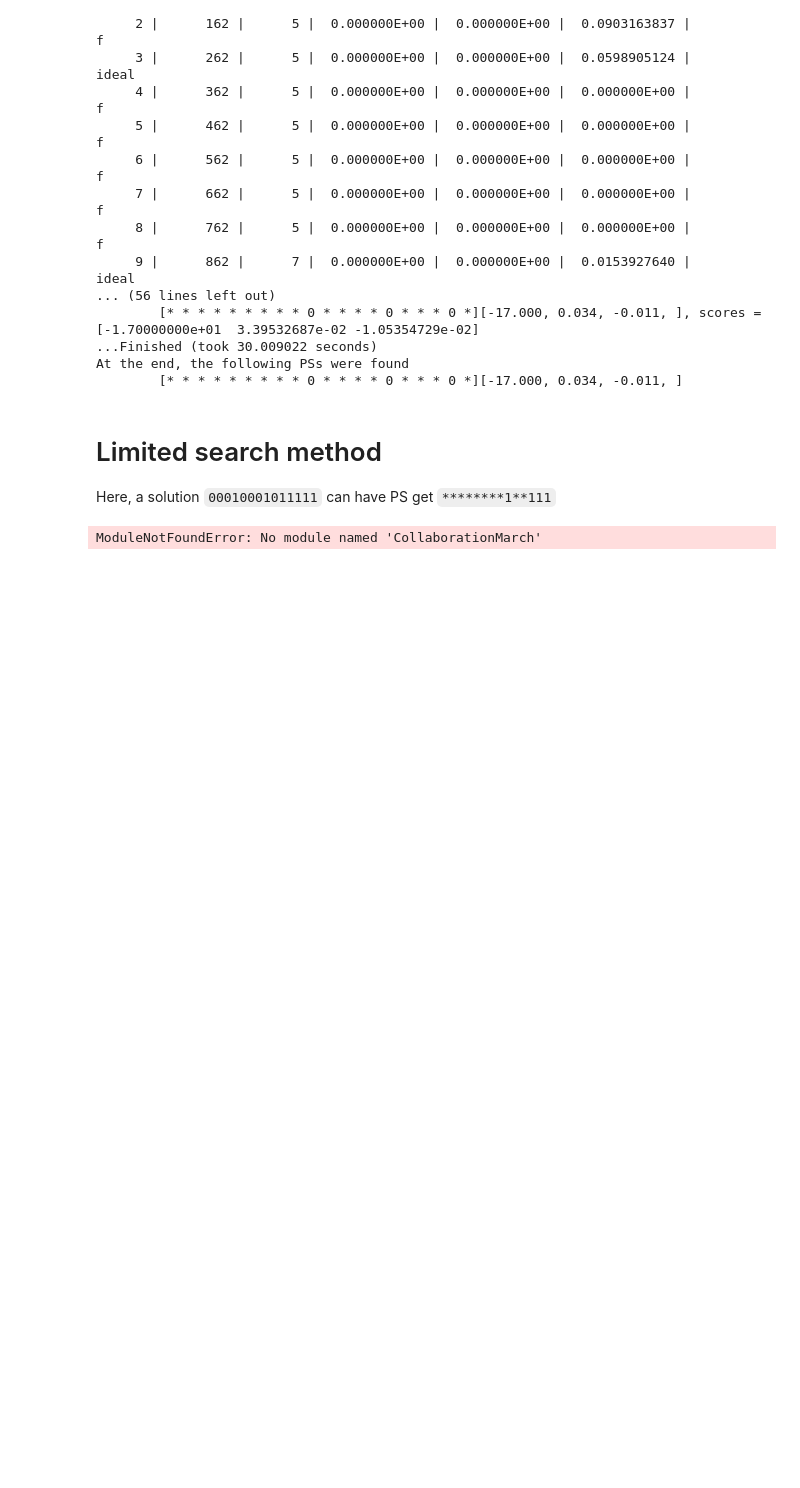
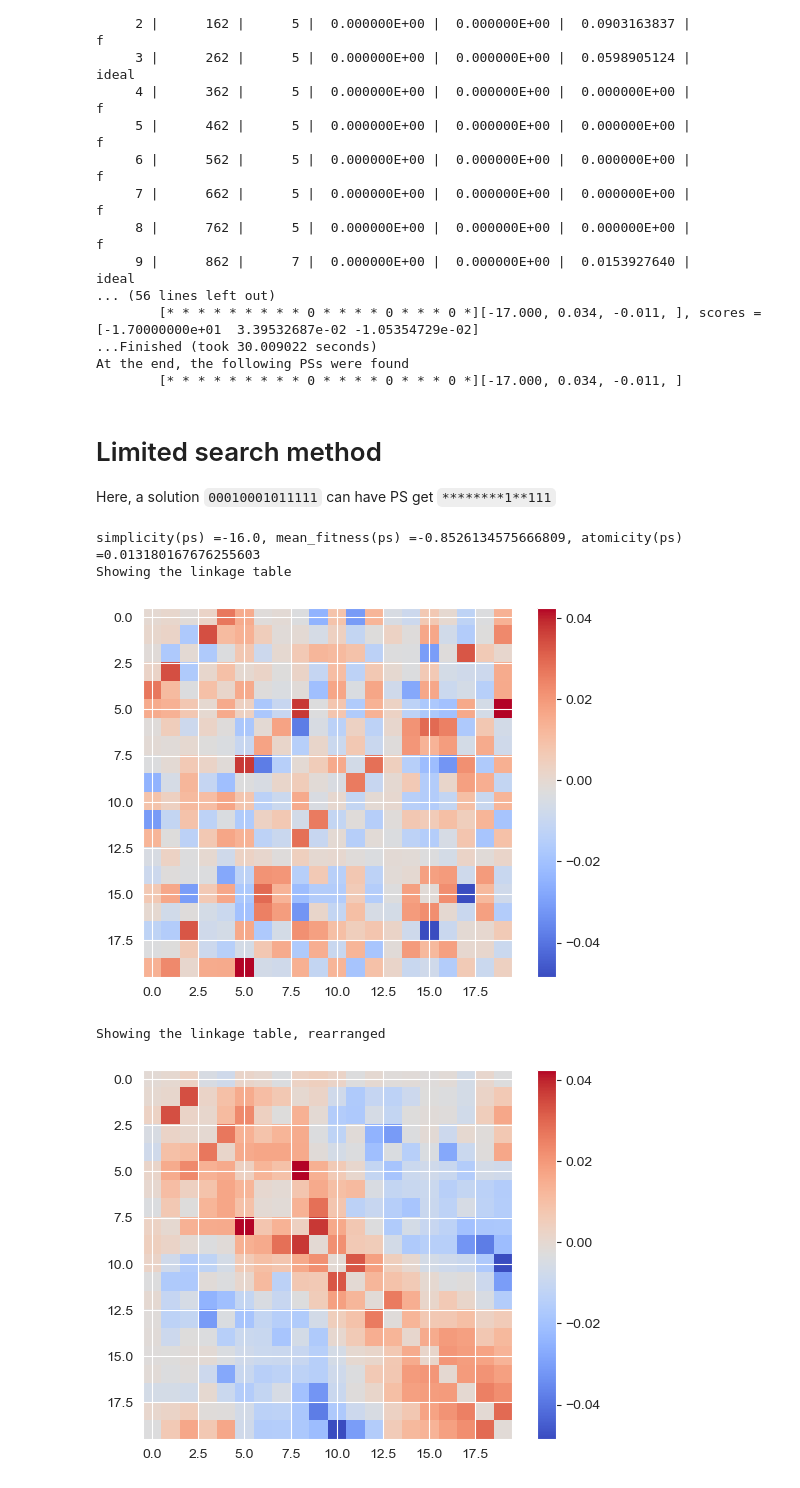
Before and after one commit to Giancarlo-Catalano/PSSearch, a Jupyter notebook: initial_testing/try_search.ipynb, the cells around one changed output. Saved outputs shown, nothing was run; the diff lists cells and outputs as text; code cells hidden in the pictures; blank space fills up the shorter version.

```diff
--- a/initial_testing/try_search.ipynb
+++ b/initial_testing/try_search.ipynb
@@ -228,36 +228,40 @@ from rearrange_linkage_table import clean_table
 from Core.PS import PS
 from SimplifiedSystem.ps_search_utils import get_metric_function
 from Core.PSMetric.Simplicity import Simplicity
 
 
 # this section will generate the search objectives
 
 simplicity = get_metric_function("simplicity")
-variance = get_metric_function("mean_fitness", pRef=pRef)
+mean_fitness = get_metric_function("mean_fitness", pRef=pRef)
 atomicity_evaluator, atomicity = get_metric_function("estimated_atomicity&evaluator", solution=best_solution, pRef = pRef)
 
 
 ps = PS.from_string("1111"+"*"*(size-4))
 
-print(f"{simplicity(ps) =}, {variance(ps) =}, {atomicity(ps) =}")
+print(f"{simplicity(ps) =}, {mean_fitness(ps) =}, {atomicity(ps) =}")
 
 import numpy as np
 import matplotlib.pyplot as plt
 # Display the matrix using a colormap
 
 def display_table_with_colours(table):
     # Display the matrix using a colormap
     plt.imshow(table, cmap='coolwarm', interpolation='nearest')
     plt.colorbar()  # Add a color scale
     plt.show()
 
 print("Showing the linkage table")
 display_table_with_colours(atomicity_evaluator.linkage_table)
 
 print("Showing the linkage table, rearranged")
 display_table_with_colours(clean_table(atomicity_evaluator.linkage_table))
 # %% [output]
-ModuleNotFoundError: No module named 'CollaborationMarch'
+simplicity(ps) =-16.0, mean_fitness(ps) =-0.8526134575666809, atomicity(ps) =0.013180167676255603
+Showing the linkage table
+[figure, added]
+Showing the linkage table, rearranged
+[figure, added]
 # %%
 from PolishSystem.polish_search_methods import search_local_polish_ps
 from SimplifiedSystem.search_methods import search_local_ps
```
Also changed, not shown: parts of 3 cells of this notebook, 4 other files.
